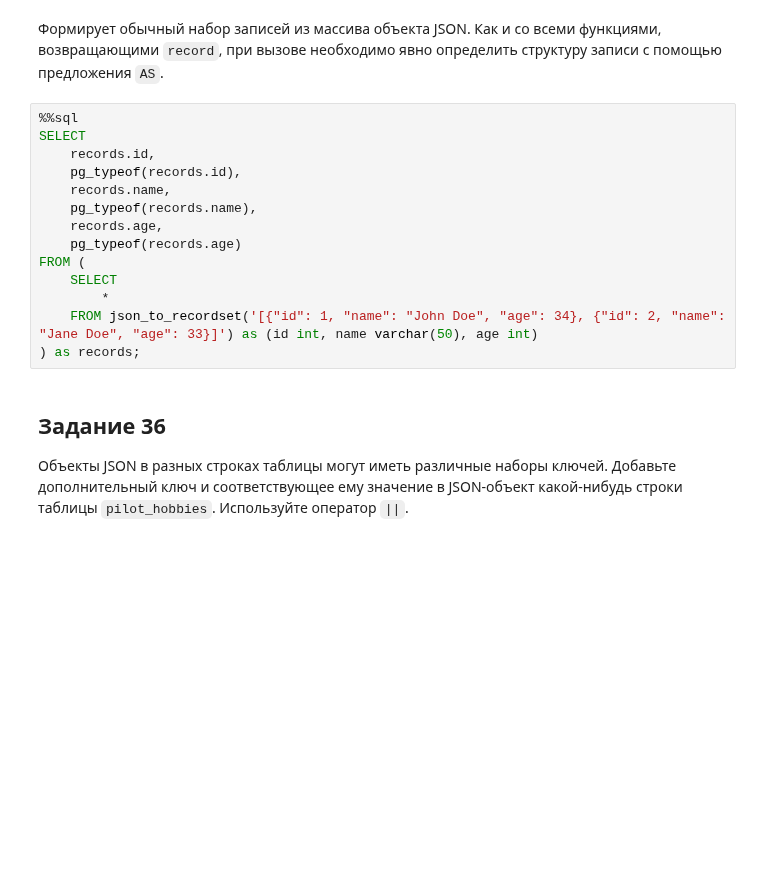
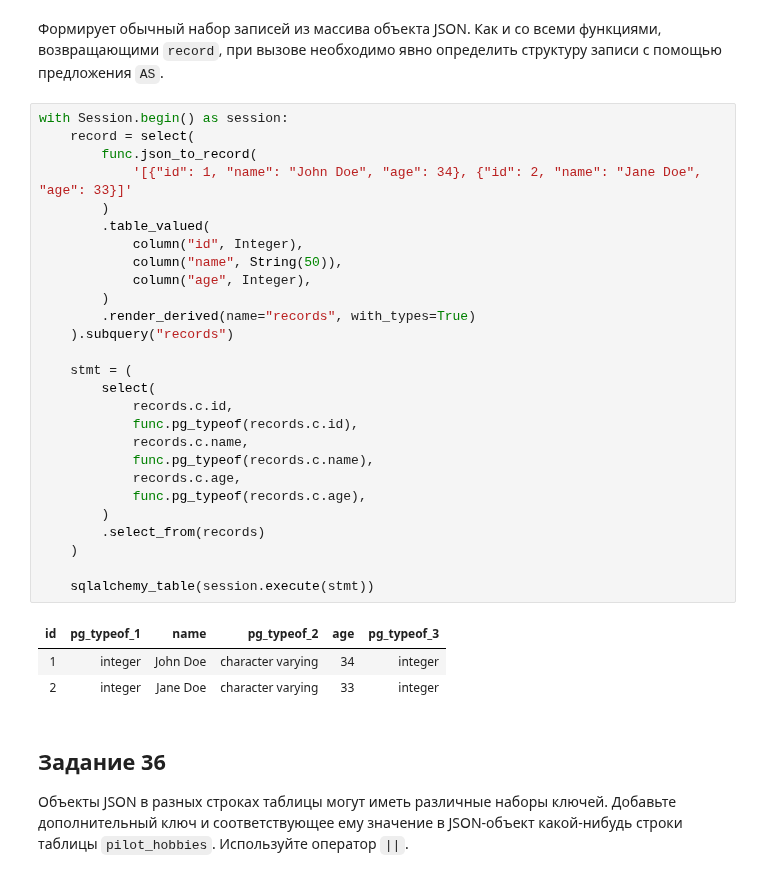
Before and after one commit to vowatchka/postgres_basic, a Jupyter notebook: practices/4_postgres_datatypes/sqlalchemy_2x_style.ipynb, the cells around one changed output. Saved outputs shown, nothing was run; the diff lists cells and outputs as text; blank space fills up the shorter version.

```diff
--- a/practices/4_postgres_datatypes/sqlalchemy_2x_style.ipynb
+++ b/practices/4_postgres_datatypes/sqlalchemy_2x_style.ipynb
@@ -3618,19 +3876,36 @@ FROM (
 # %% [markdown]
 Формирует обычный набор записей из массива объекта JSON. Как и со всеми функциями, возвращающими `record`, при вызове необходимо явно определить структуру записи с помощью предложения `AS`.
 # %%
-%%sql
-SELECT
-    records.id,
-    pg_typeof(records.id),
-    records.name,
-    pg_typeof(records.name),
-    records.age,
-    pg_typeof(records.age)
-FROM (
-    SELECT
-        *
-    FROM json_to_recordset('[{"id": 1, "name": "John Doe", "age": 34}, {"id": 2, "name": "Jane Doe", "age": 33}]') as (id int, name varchar(50), age int)
-) as records;
+with Session.begin() as session:
+    record = select(
+        func.json_to_record(
+            '[{"id": 1, "name": "John Doe", "age": 34}, {"id": 2, "name": "Jane Doe", "age": 33}]'
+        )
+        .table_valued(
+            column("id", Integer),
+            column("name", String(50)),
+            column("age", Integer),
+        )
+        .render_derived(name="records", with_types=True)
+    ).subquery("records")
+
+    stmt = (
+        select(
+            records.c.id,
+            func.pg_typeof(records.c.id),
+            records.c.name,
+            func.pg_typeof(records.c.name),
+            records.c.age,
+            func.pg_typeof(records.c.age),
+        )
+        .select_from(records)
+    )
+
+    sqlalchemy_table(session.execute(stmt))
+# %% [output]
+| id | pg_typeof_1 | name | pg_typeof_2 | age | pg_typeof_3 |
+| 1 | integer | John Doe | character varying | 34 | integer |
+| 2 | integer | Jane Doe | character varying | 33 | integer |
 # %% [markdown]
 ## Задание 36
 
```
Also changed, not shown: parts of 20 cells of this notebook.
